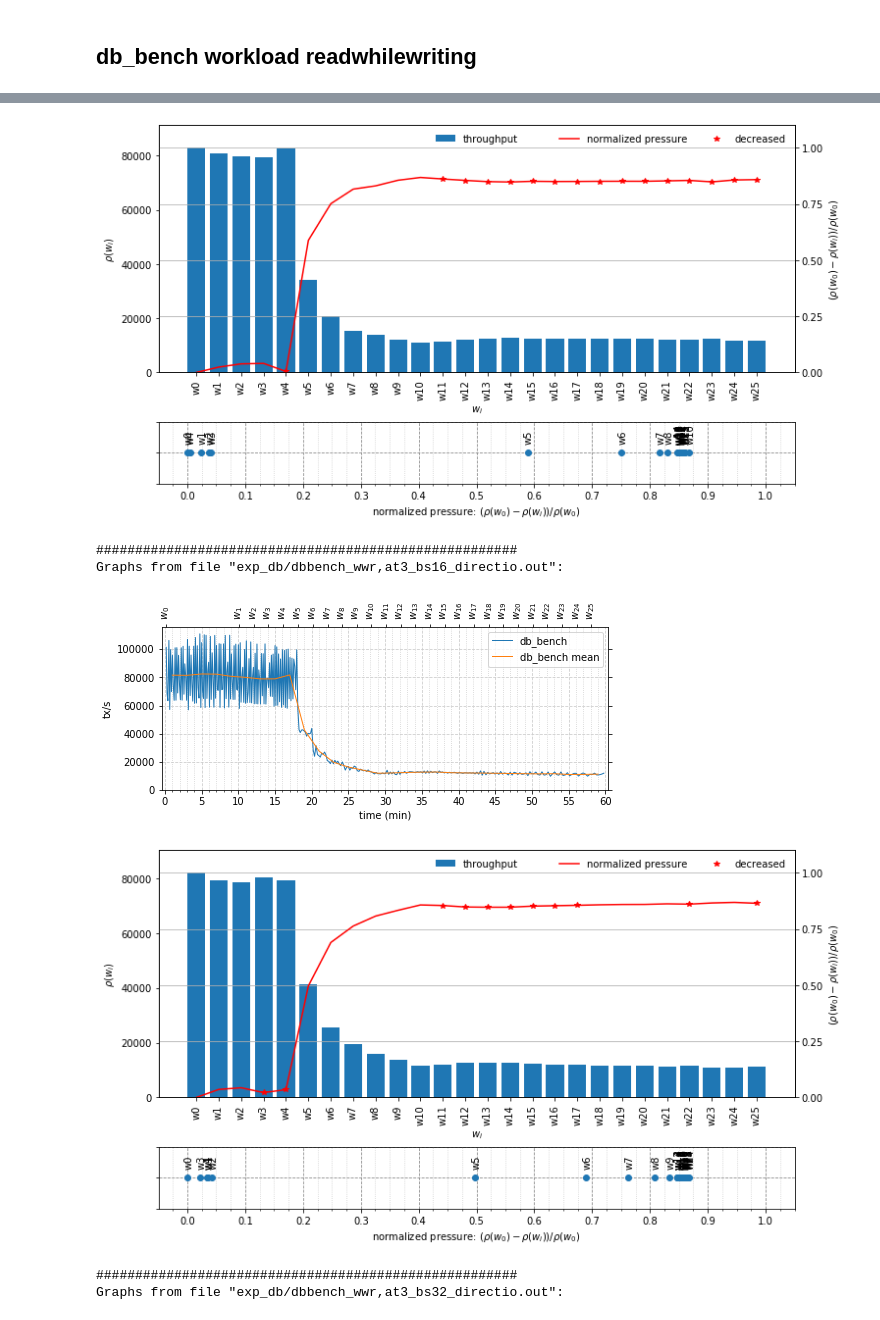
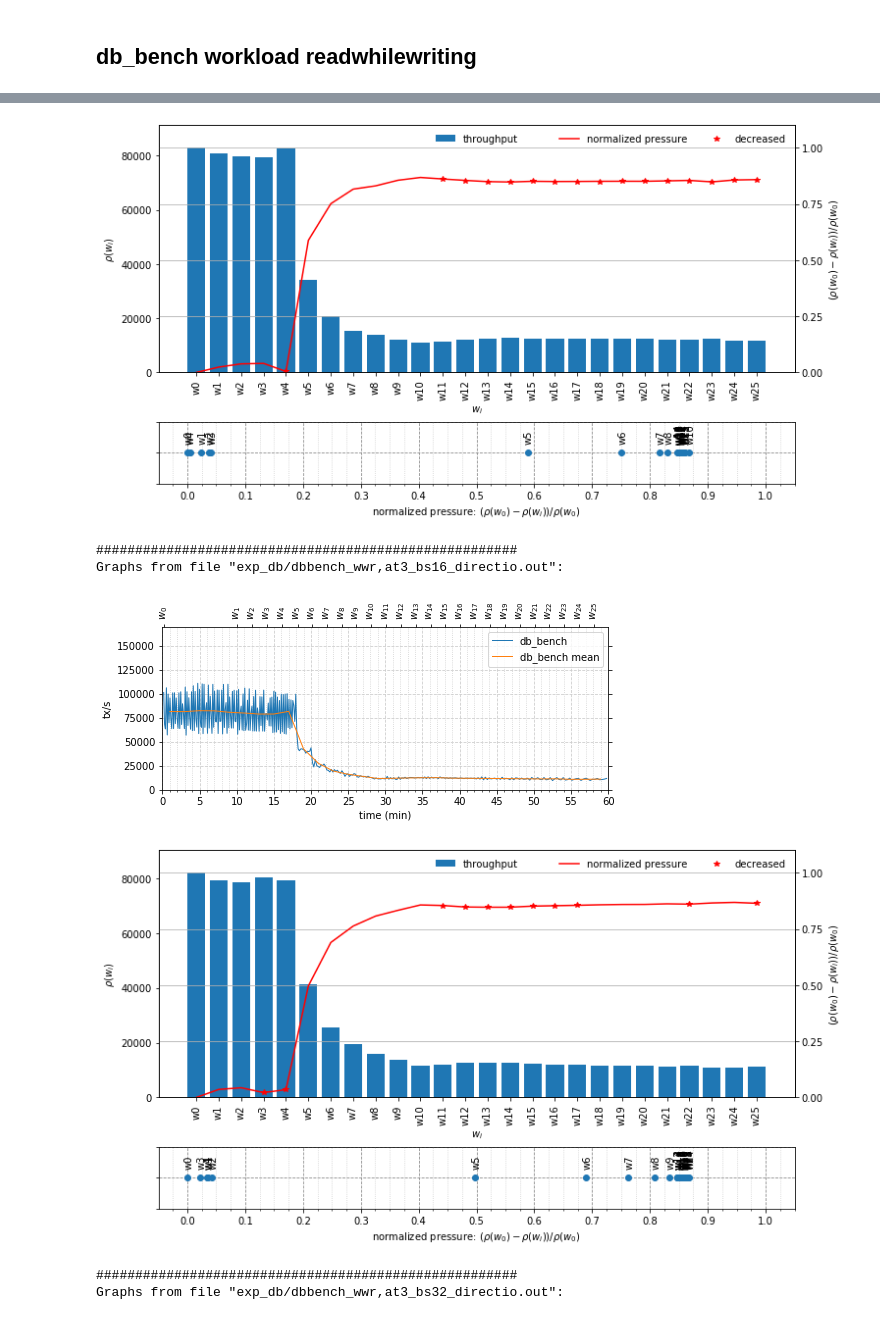
Before and after one commit to alange0001/rocksdb_test, a Jupyter notebook: plot/exp_db.ipynb, the cells around one changed output, grey strips where cells are left out. Cells and saved outputs as stored; diff of their text form; code cells hidden in the pictures.

```diff
--- a/plot/exp_db.ipynb
+++ b/plot/exp_db.ipynb
@@ -13,6 +10,10 @@ options.file_start_time['exp_db/dbbench_wwr.out'] = 30
 # %% [markdown]
 ## YCSB Workload A
 # %%
+options.file_start_time['exp_db/ycsb_wa.out'] = 30
+options.db_xlim = [-0.05,     60.05]
+options.db_ylim = [ 0   ,  72000   ]
+a = plot.AllFiles('exp_db/ycsb_wa,at3_bsX_directio')
 plot.plotFiles([
     'exp_db/ycsb_wa.out',
     'exp_db/ycsb_wa,at3_bs4_directio.out',
@@ -23,7 +24,10 @@ plot.plotFiles([
     'exp_db/ycsb_wa,at3_bs128_directio.out',
     'exp_db/ycsb_wa,at3_bs256_directio.out',
     'exp_db/ycsb_wa,at3_bs512_directio.out',
-], options)
+], options, a)
+print("######################################################")
+print("dbmean:")
+a.plot_dbmean()
 # %% [output]
 ######################################################
 Graphs from file "exp_db/ycsb_wa.out":
@@ -46,6 +50,10 @@ Graphs from file "exp_db/ycsb_wa,at3_bs32_directio.out":
 # %% [markdown]
 ## YCSB workload B
 # %%
+options.file_start_time['exp_db/ycsb_wb.out'] = 30
+options.db_xlim = [-0.05,      60.05]
+options.db_ylim = [ 0   ,  125000   ]
+a = plot.AllFiles('exp_db/ycsb_wb,at3_bsX_directio')
 plot.plotFiles([
     'exp_db/ycsb_wb.out',
     'exp_db/ycsb_wb,at3_bs4_directio.out',
@@ -56,7 +64,10 @@ plot.plotFiles([
     'exp_db/ycsb_wb,at3_bs128_directio.out',
     'exp_db/ycsb_wb,at3_bs256_directio.out',
     'exp_db/ycsb_wb,at3_bs512_directio.out',
-], options)
+], options, a)
+print("######################################################")
+print("dbmean:")
+a.plot_dbmean()
 # %% [output]
 ######################################################
 Graphs from file "exp_db/ycsb_wb.out":
@@ -79,6 +90,10 @@ Graphs from file "exp_db/ycsb_wb,at3_bs32_directio.out":
 # %% [markdown]
 ## db_bench workload readwhilewriting
 # %%
+options.file_start_time['exp_db/dbbench_wwr.out'] = 30
+options.db_xlim = [-0.05,      60.05]
+options.db_ylim = [ 0   ,  170000   ]
+a = plot.AllFiles('exp_db/dbbench_wwr,at3_bsX_directio')
 plot.plotFiles([
     'exp_db/dbbench_wwr.out',
     'exp_db/dbbench_wwr,at3_bs4_directio.out',
@@ -89,7 +104,10 @@ plot.plotFiles([
     'exp_db/dbbench_wwr,at3_bs128_directio.out',
     'exp_db/dbbench_wwr,at3_bs256_directio.out',
     'exp_db/dbbench_wwr,at3_bs512_directio.out',
-], options)
+], options, a)
+print("######################################################")
+print("dbmean:")
+a.plot_dbmean()
 # %% [output]
 ######################################################
 Graphs from file "exp_db/dbbench_wwr.out":
@@ -104,7 +122,7 @@ Graphs from file "exp_db/dbbench_wwr,at3_bs8_directio.out":
 [figure]
 ######################################################
 Graphs from file "exp_db/dbbench_wwr,at3_bs16_directio.out":
-[figure, old version]
+[figure, new version]
 [figure]
 ######################################################
 Graphs from file "exp_db/dbbench_wwr,at3_bs32_directio.out":
```
Also changed, not shown: parts of 4 cells of this notebook, 1 other file.
